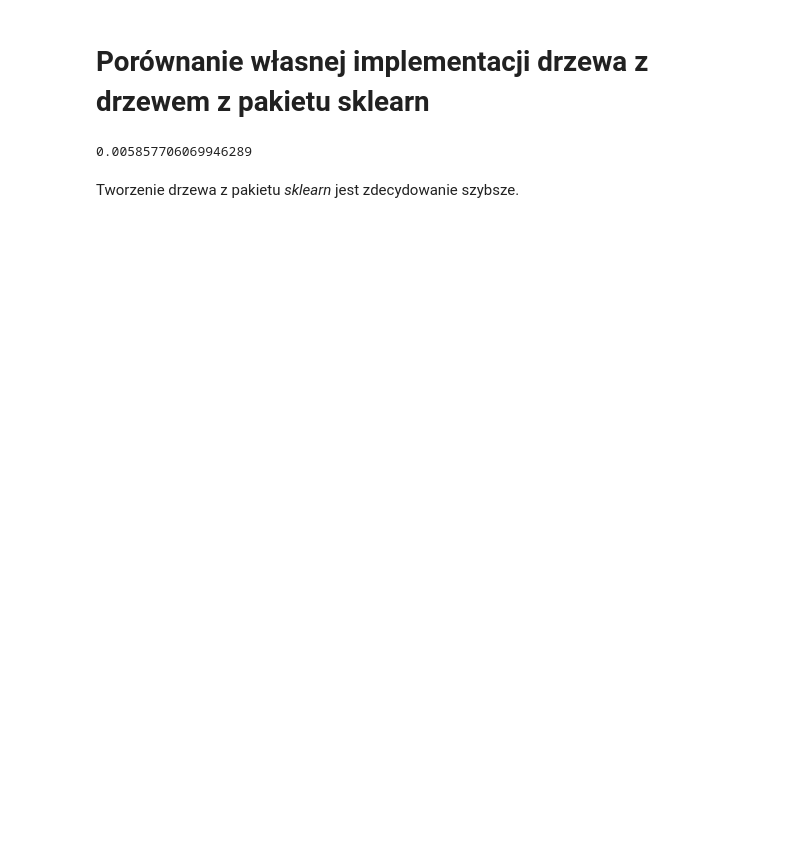
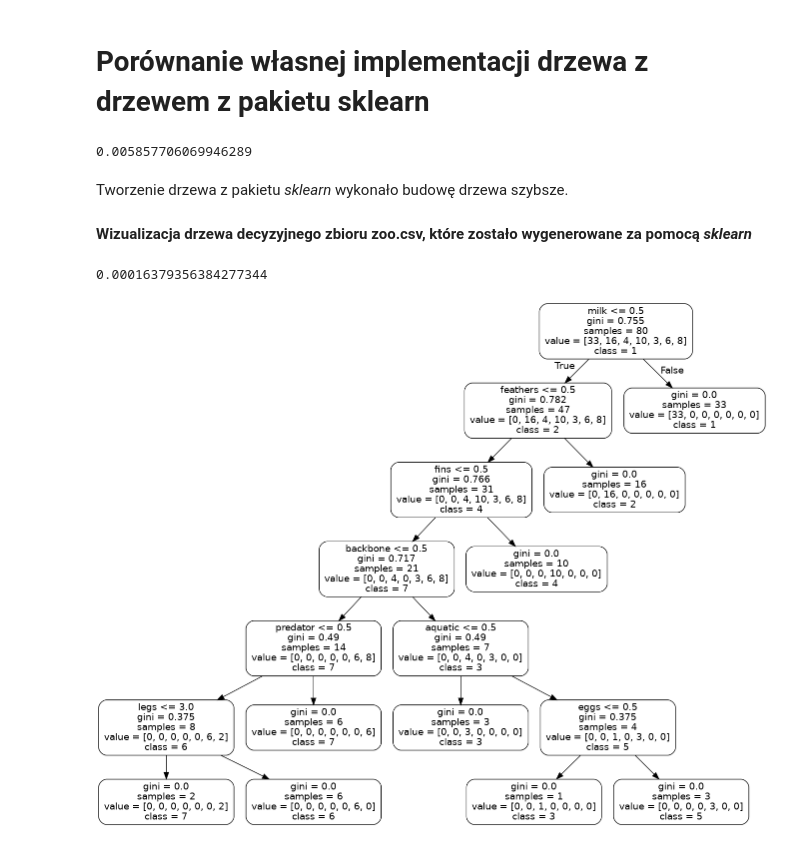
Before and after one commit to wolejnik/master-s-degree, a Jupyter notebook: decision_tree_ML1_L3/decisonTree.ipynb, the cells around one changed output. Saved outputs shown, nothing was run; the diff lists cells and outputs as text; code cells hidden in the pictures; blank space fills up the shorter version.

```diff
--- a/decision_tree_ML1_L3/decisonTree.ipynb
+++ b/decision_tree_ML1_L3/decisonTree.ipynb
@@ -241,4 +240,53 @@ time.time() - t1
 # %% [output]
 0.005857706069946289
 # %% [markdown]
-Tworzenie drzewa z pakietu _sklearn_ jest zdecydowanie szybsze.
+Tworzenie drzewa z pakietu _sklearn_ wykonało budowę drzewa szybsze.
+# %% [markdown]
+**Wizualizacja drzewa decyzyjnego zbioru zoo.csv, które zostało wygenerowane za pomocą _sklearn_**
+# %%
+from pydotplus import graph_from_dot_data
+from sklearn.tree import export_graphviz
+from IPython.display import Image
+from sklearn.tree import DecisionTreeClassifier
+from sklearn.metrics import accuracy_score
+from sklearn.model_selection import train_test_split
+
+
+animal = pd.read_csv('./zoo.csv')
+
+X = animal.iloc[:,1:17]
+y = animal.iloc[:,17]
+X_train, X_test, y_train, y_test = train_test_split(X, y, test_size=0.2, random_state=1, stratify=y)
+
+# Declare and train the model
+t1 = time.time()
+clf = DecisionTreeClassifier(random_state = 0,criterion='gini')
+clf.fit(X_train, y_train)
+time.time() - t1
+y_pred_DecisionTreeClassifier = clf.predict(X_test)
+
+scores = []
+score = accuracy_score(y_pred_DecisionTreeClassifier,y_test)
+scores.append(score)
+
+global tree
+# Get the tree
+tree = []
+tree = clf
+
+dot_data = export_graphviz(tree,
+                           filled=True,
+                           rounded=True,
+                           class_names=["1","2","3","4","5","6","7" ],
+                           feature_names=X.columns,
+                           out_file="tree.dot")
+
+graph = graph_from_dot_data(dot_data)
+
+Image(dot_data.create_png())
+# %% [output]
+0.00016379356384277344
+# %%
+Image("./tree.png")
+# %% [output]
+[figure, added]
```
Also changed, not shown: parts of 5 cells of this notebook, 2 other files.
